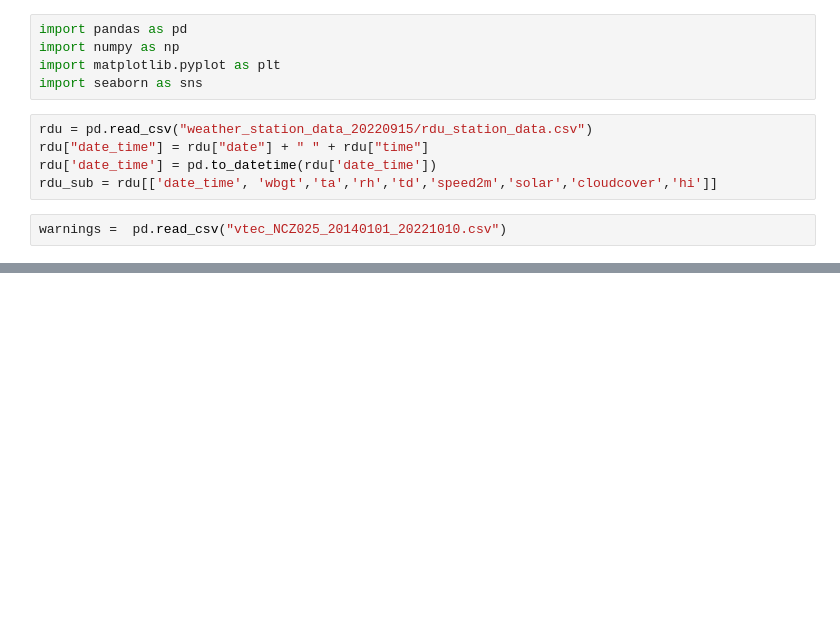
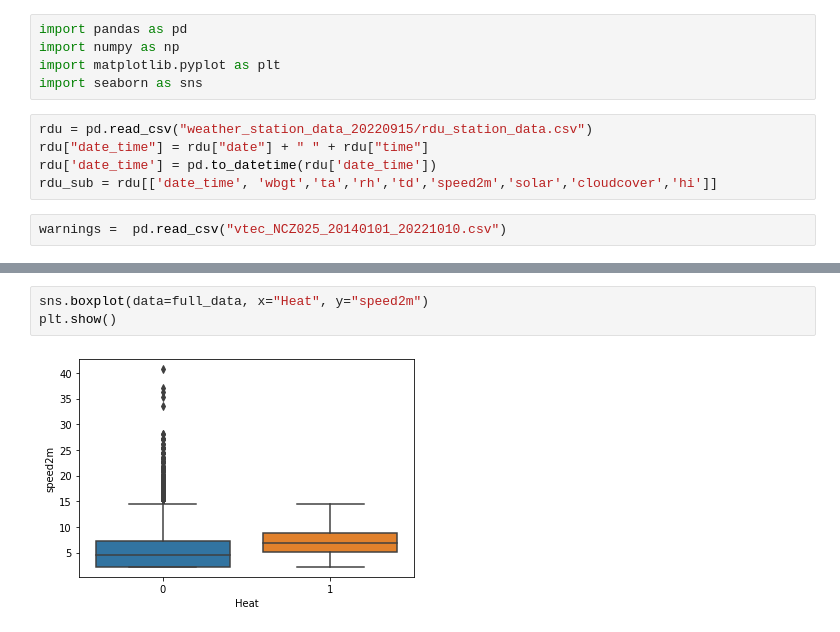
Before and after one commit to jacdu/portfolio_ml_proj, a Jupyter notebook: Warnings_EDA.ipynb, the cells around one changed output, grey strips where cells are left out. Cells and saved outputs as stored; diff of their text form; blank space fills up the shorter version.

```diff
--- a/Warnings_EDA.ipynb
+++ b/Warnings_EDA.ipynb
@@ -37,0 +95,5 @@ heat_warnings
+# %%
+sns.boxplot(data=full_data, x="Heat", y="speed2m")
+plt.show()
+# %% [output]
+[figure, added]
```
Also changed, not shown: parts of 19 cells of this notebook.
